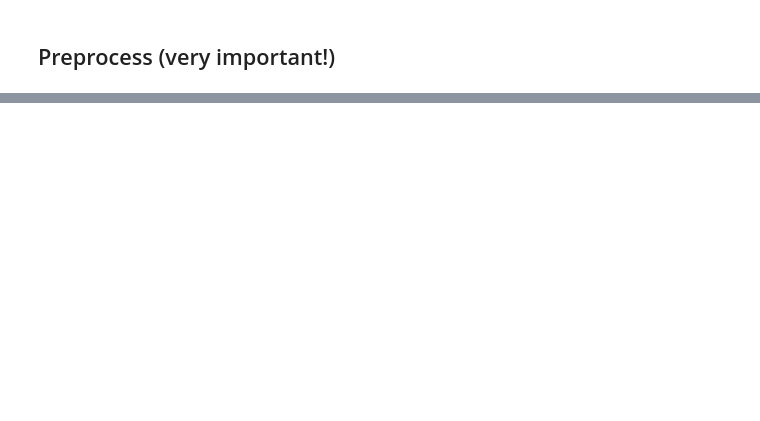
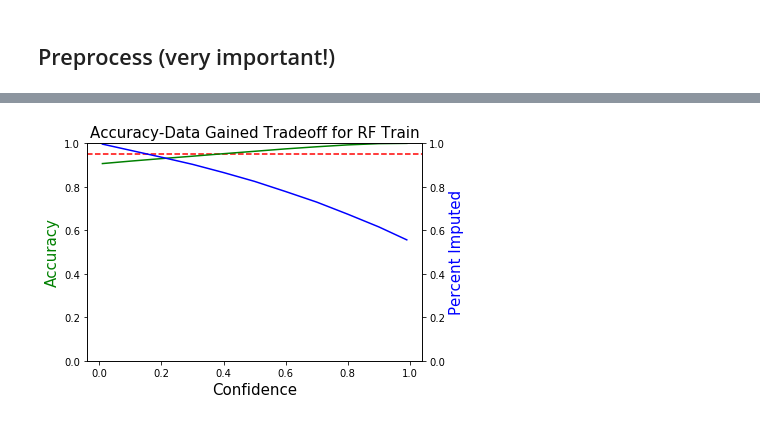
Before and after one commit to waterlandlab/PReLIM, a Jupyter notebook: CpG Net Pipeline.ipynb, the cells around one changed output, grey strips where cells are left out. Cells and saved outputs as stored; diff of their text form; code cells hidden in the pictures; blank space fills up the shorter version.

```diff
--- a/CpG Net Pipeline.ipynb
+++ b/CpG Net Pipeline.ipynb
@@ -133,0 +256,4 @@ rf.score(X_train_scaled, y_train)
+# %%
+get_tradeoff(X_train_scaled, rf_train_pred[:,1], y_train,rf, "RF Train")
+# %% [output]
+[figure, added]
```
Also changed, not shown: parts of 73 cells of this notebook, 4 other files.
